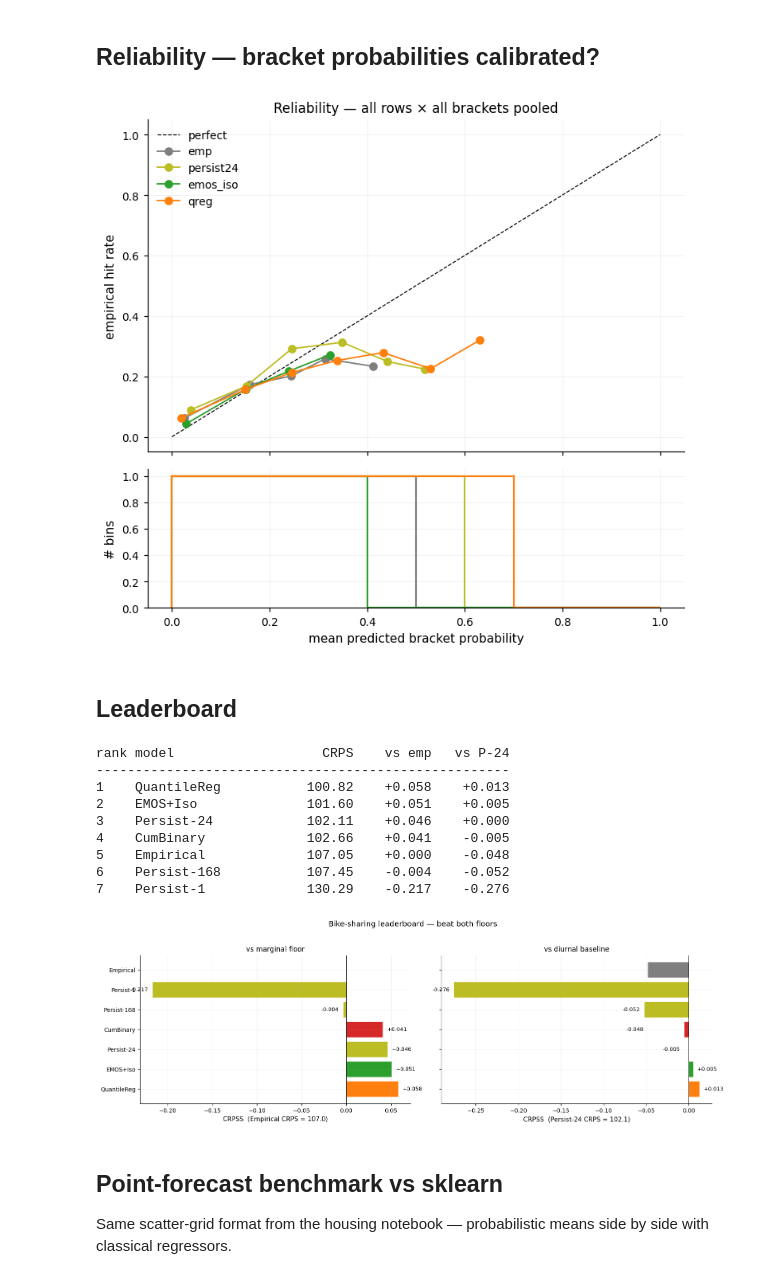
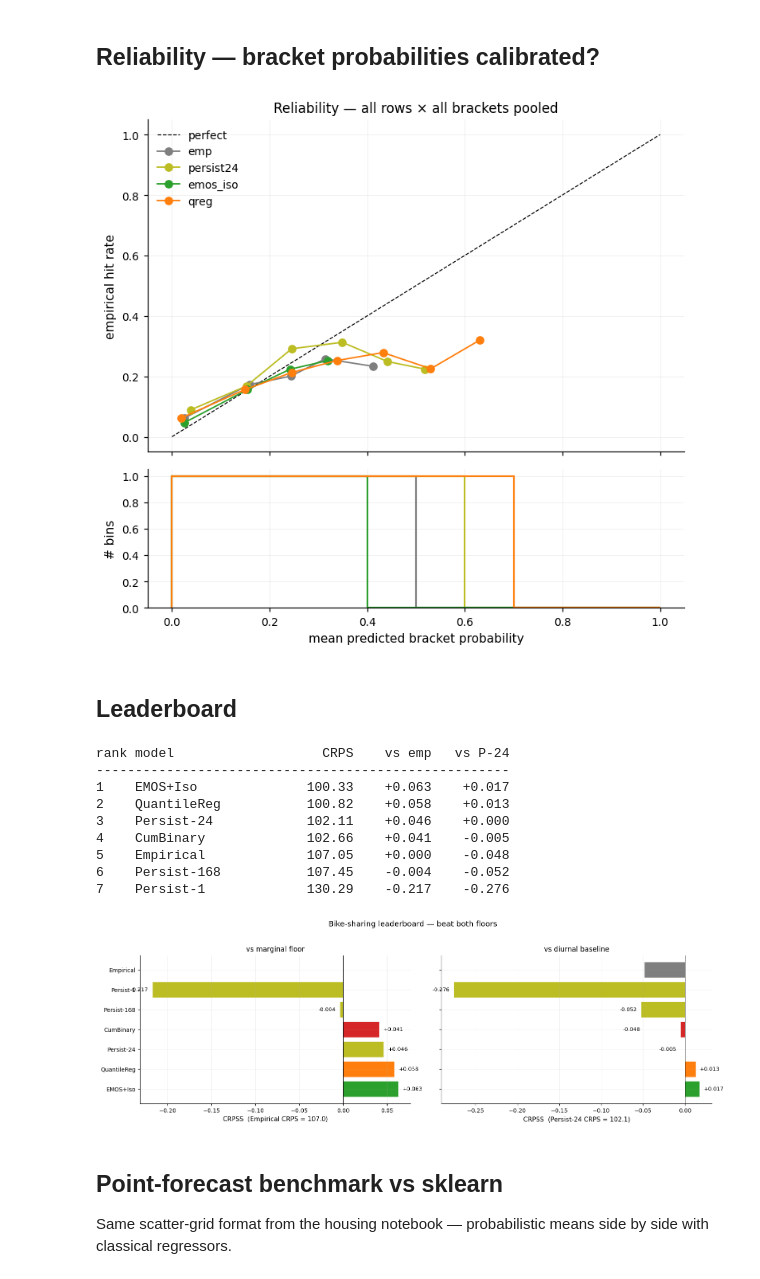
Before and after one commit to FrederikBenirschke/bracket-learn, a Jupyter notebook: notebooks/bike_sharing_timeseries.ipynb, the cells around one changed output. Drawn from its saved outputs; the diff is of its cells as text; code cells hidden in the pictures.

```diff
--- a/notebooks/bike_sharing_timeseries.ipynb
+++ b/notebooks/bike_sharing_timeseries.ipynb
@@ -255,11 +248,11 @@ plt.show()
 # %% [markdown]
 ## Reliability — bracket probabilities calibrated?
 # %%
-def _reliability(dist, ladder, y_oof, n_bins=10):
-    cdf_hi = dist.cdf(ladder.edges[1:])
-    cdf_lo = dist.cdf(ladder.edges[:-1])
+def _reliability(dist, edges, y_oof, n_bins=10):
+    cdf_hi = dist.cdf(edges[1:])
+    cdf_lo = dist.cdf(edges[:-1])
     probs = np.clip(cdf_hi - cdf_lo, 0, 1)
-    bin_idx = np.searchsorted(ladder.edges, y_oof, side="right") - 1
+    bin_idx = np.searchsorted(edges, y_oof, side="right") - 1
     bin_idx = np.clip(bin_idx, 0, probs.shape[1] - 1)
     realized = np.zeros_like(probs)
     realized[np.arange(probs.shape[0]), bin_idx] = 1.0
@@ -280,52 +273,53 @@ series = []
 for name in ["emp", "persist24", "emos_iso", "qreg"]:
     dist = result[name]
     y_oof = y[dist.ids.astype(int)]
-    mp, hr = _reliability(dist, ladder, y_oof)
+    mp, hr = _reliability(dist, edges, y_oof)
     series.append((name, mp, hr))
 fig = reliability_with_histogram(
     series, title="Reliability — all rows × all brackets pooled",
 )
 plt.show()
 # %% [output]
-[figure, old version]
+[figure, new version]
 # %% [markdown]
 ## Leaderboard
 # %%
 from bracketlearn.trainers import CumulativeBinary
 
 cuts = edges[1:-1]
+# CumulativeBinary takes per-row grids (v0.3 per-row brackets); bike uses one
+# shared grid, so map every row id to the same cutpoints / outer-edge pair.
+_cut_by_id = {int(i): cuts for i in ids}
+_outer_by_id = {int(i): (float(edges[0]), float(edges[-1])) for i in ids}
 
 
 def _score_one(stage_name, forecaster, x_in=None):
-    p = ForecastPipeline(
-        steps=[(stage_name, forecaster)],
-        cv="expanding-window", n_folds=5, embargo=24,
-        refit_on_full=False,
-    )
-    r = p.fit_predict(x_in if x_in is not None else X_ens,
-                      y, ids=ids, timestamps=ts)
-    return r.score(y, metrics=["crps"])[stage_name]["crps"]
+    m = forecaster if isinstance(forecaster, Pipeline) else Pipeline([forecaster], name=stage_name)
+    r = WalkForward(
+        cv="expanding-window", n_folds=5, embargo=24, refit_on_full=False,
+    ).fit_predict(m, x_in if x_in is not None else X_ens, y, ids=ids, timestamps=ts)
+    return r.score(y, metrics=["crps"])[m.name]["crps"]
 
 
 lb = {
     "Empirical":      _score_one("emp", EmpiricalDistribution()),
-    "Persist-1":      _score_one("p1", LiftedForecaster(
-        Persistence(lag=1), GlobalResidual(), name="p1",
+    "Persist-1":      _score_one("p1", Pipeline(
+        [Persistence(lag=1), GlobalResidual()], name="p1",
     )),
-    "Persist-24":     _score_one("p24", LiftedForecaster(
-        Persistence(lag=24), GlobalResidual(), name="p24",
+    "Persist-24":     _score_one("p24", Pipeline(
+        [Persistence(lag=24), GlobalResidual()], name="p24",
     )),
-    "Persist-168":    _score_one("p168", LiftedForecaster(
-        Persistence(lag=168), GlobalResidual(), name="p168",
+    "Persist-168":    _score_one("p168", Pipeline(
+        [Persistence(lag=168), GlobalResidual()], name="p168",
     )),
-    "EMOS+Iso":       _score_one("emos_iso", CalibratedForecaster(
-        EMOS(), Isotonic(edges=edges), name="emos_iso",
+    "EMOS+Iso":       _score_one("emos_iso", Pipeline(
+        [EMOS(), Isotonic(pre_integrate_edges=edges)], name="emos_iso",
     )),
     "QuantileReg":    _score_one("qreg", QuantileReg(
         n_estimators=200, learning_rate=0.05, random_seed=0,
     ), x_in=X),
     "CumBinary":      _score_one("cum", CumulativeBinary(
-        cutpoints=cuts, outer_edges=(float(edges[0]), float(edges[-1])),
+        cutpoints_by_id=_cut_by_id, outer_edges_by_id=_outer_by_id,
         n_estimators=80,
     ), x_in=X),
 }
@@ -345,36 +339,36 @@ for ax, (base_name, base_v, suffix) in zip(
     axes,
     [("Empirical", base_emp, "vs marginal floor"),
      ("Persist-24", seas, "vs diurnal baseline")],
     strict=True,
 ):
     items = [(n, v) for n, v in rows if n != base_name]
     skills = [(n, 1.0 - v / base_v) for n, v in items]
     skills.sort(key=lambda p: -p[1])
     names = [s[0] for s in skills]
     vals = [s[1] for s in skills]
     colors = [color_for(n) for n in names]
     ax.barh(names, vals, color=colors, edgecolor="white", linewidth=0.4)
     ax.axvline(0, color="black", lw=0.6)
     ax.invert_yaxis()
     ax.set_xlabel(f"CRPSS  ({base_name} CRPS = {base_v:.1f})")
     ax.set_title(suffix)
     for i, s in enumerate(vals):
         ax.text(s + (0.005 if s > 0 else -0.005), i, f"{s:+.3f}",
                 va="center", ha="left" if s > 0 else "right", fontsize=8.5)
 fig.suptitle("Bike-sharing leaderboard — beat both floors", y=1.02)
 fig.tight_layout()
 plt.show()
 # %% [output]
 rank model                   CRPS    vs emp   vs P-24
 -----------------------------------------------------
-1    QuantileReg           100.82    +0.058    +0.013
-2    EMOS+Iso              101.60    +0.051    +0.005
+1    EMOS+Iso              100.33    +0.063    +0.017
+2    QuantileReg           100.82    +0.058    +0.013
 3    Persist-24            102.11    +0.046    +0.000
 4    CumBinary             102.66    +0.041    -0.005
 5    Empirical             107.05    +0.000    -0.048
 6    Persist-168           107.45    -0.004    -0.052
 7    Persist-1             130.29    -0.217    -0.276
-[figure, old version]
+[figure, new version]
 # %% [markdown]
 ## Point-forecast benchmark vs sklearn
 
```
Also changed, not shown: parts of 6 cells of this notebook, 5 other files.
